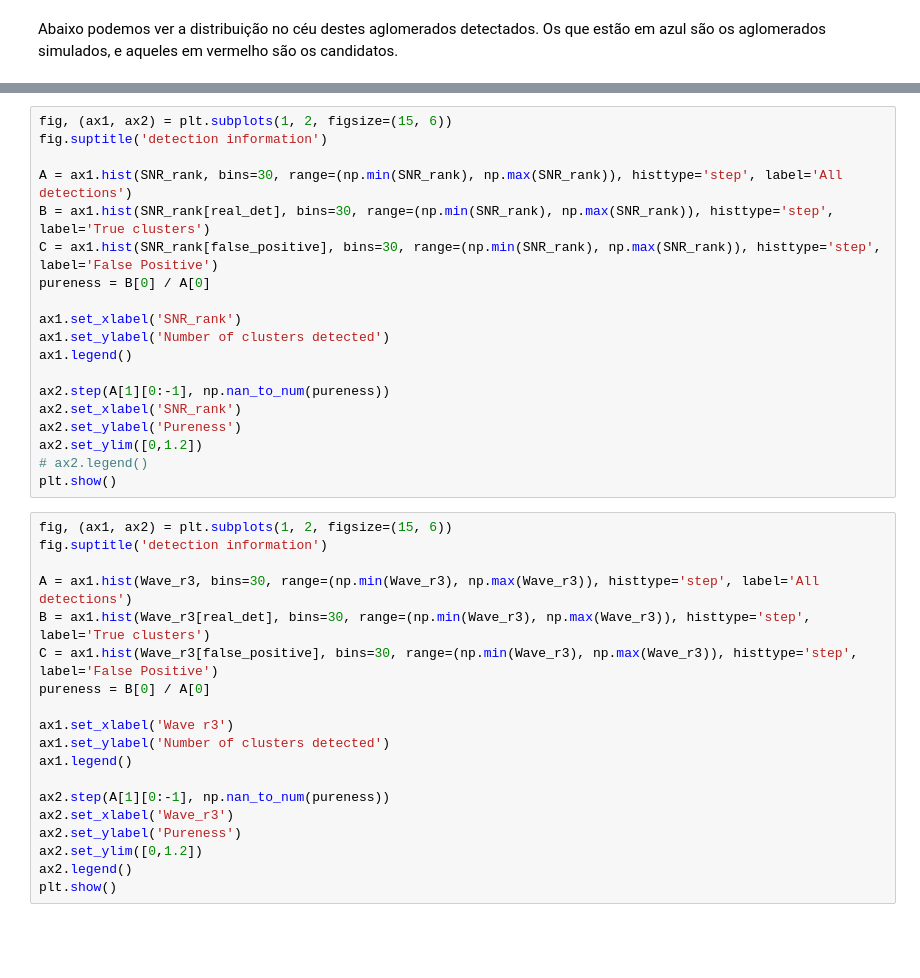
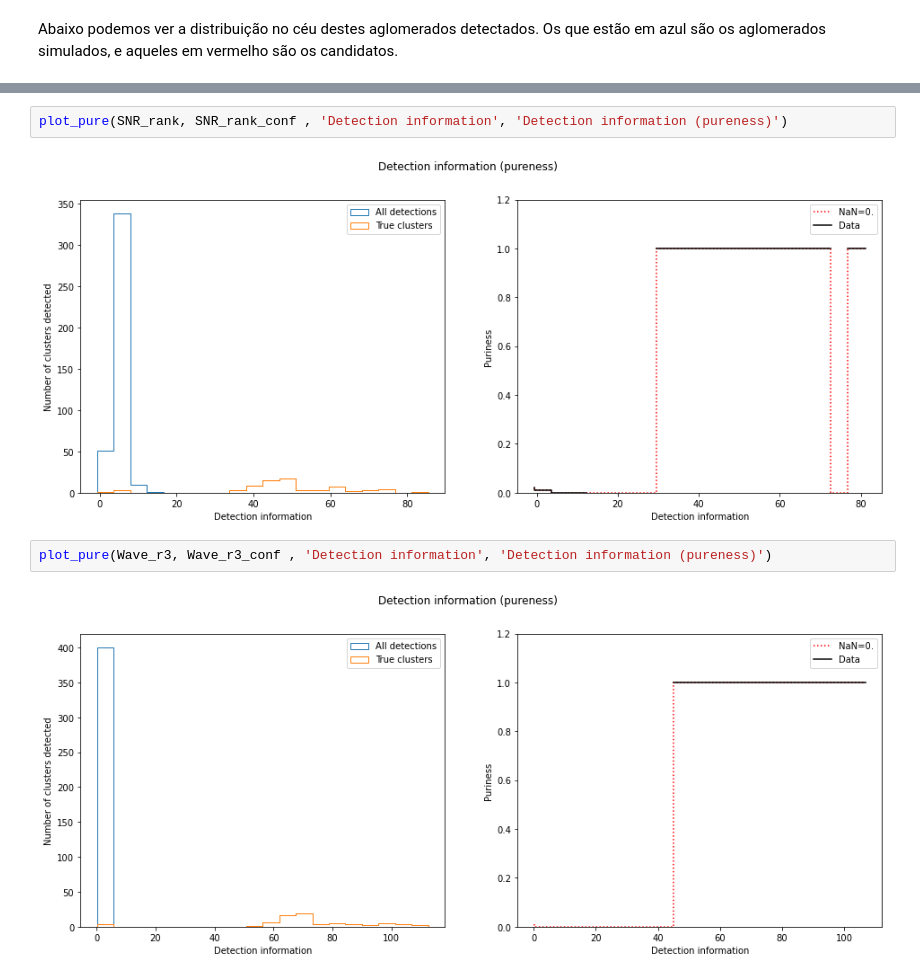
Before and after one commit to linea-it/qa_gawa, a Jupyter notebook: pureness.ipynb, the cells around one changed output, grey strips where cells are left out. Saved outputs shown, nothing was run; the diff lists cells and outputs as text; blank space fills up the shorter version.

```diff
--- a/pureness.ipynb
+++ b/pureness.ipynb
@@ -135,39 +106,9 @@ plt.show()
 # %%
-fig, (ax1, ax2) = plt.subplots(1, 2, figsize=(15, 6))
-fig.suptitle('detection information')
-
-A = ax1.hist(SNR_rank, bins=30, range=(np.min(SNR_rank), np.max(SNR_rank)), histtype='step', label='All detections')
-B = ax1.hist(SNR_rank[real_det], bins=30, range=(np.min(SNR_rank), np.max(SNR_rank)), histtype='step', label='True clusters')
-C = ax1.hist(SNR_rank[false_positive], bins=30, range=(np.min(SNR_rank), np.max(SNR_rank)), histtype='step', label='False Positive')
-pureness = B[0] / A[0]
-
-ax1.set_xlabel('SNR_rank')
-ax1.set_ylabel('Number of clusters detected')
-ax1.legend()
-
-ax2.step(A[1][0:-1], np.nan_to_num(pureness))
-ax2.set_xlabel('SNR_rank')
-ax2.set_ylabel('Pureness')
-ax2.set_ylim([0,1.2])
-# ax2.legend()
-plt.show()
+plot_pure(SNR_rank, SNR_rank_conf , 'Detection information', 'Detection information (pureness)')
+# %% [output]
+[figure, added]
 # %%
-fig, (ax1, ax2) = plt.subplots(1, 2, figsize=(15, 6))
-fig.suptitle('detection information')
-
-A = ax1.hist(Wave_r3, bins=30, range=(np.min(Wave_r3), np.max(Wave_r3)), histtype='step', label='All detections')
-B = ax1.hist(Wave_r3[real_det], bins=30, range=(np.min(Wave_r3), np.max(Wave_r3)), histtype='step', label='True clusters')
-C = ax1.hist(Wave_r3[false_positive], bins=30, range=(np.min(Wave_r3), np.max(Wave_r3)), histtype='step', label='False Positive')
-pureness = B[0] / A[0]
-
-ax1.set_xlabel('Wave r3')
-ax1.set_ylabel('Number of clusters detected')
-ax1.legend()
-
-ax2.step(A[1][0:-1], np.nan_to_num(pureness))
-ax2.set_xlabel('Wave_r3')
-ax2.set_ylabel('Pureness')
-ax2.set_ylim([0,1.2])
-ax2.legend()
-plt.show()
+plot_pure(Wave_r3, Wave_r3_conf , 'Detection information', 'Detection information (pureness)')
+# %% [output]
+[figure, added]
 # %%
```
Also changed, not shown: parts of 23 cells of this notebook.
